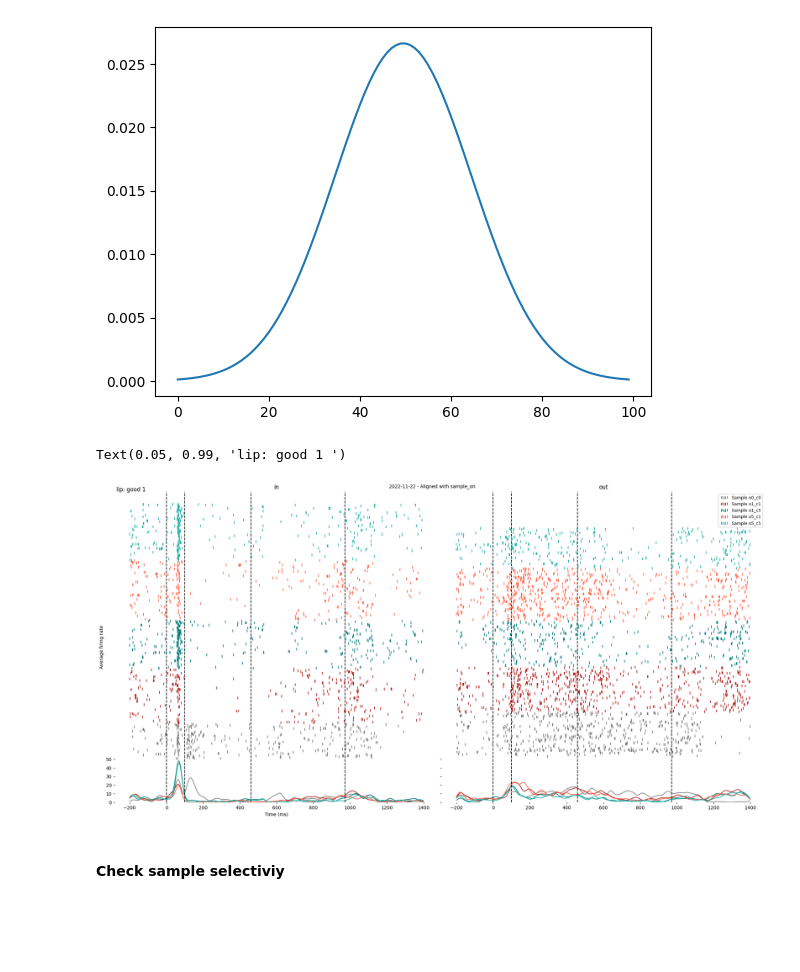
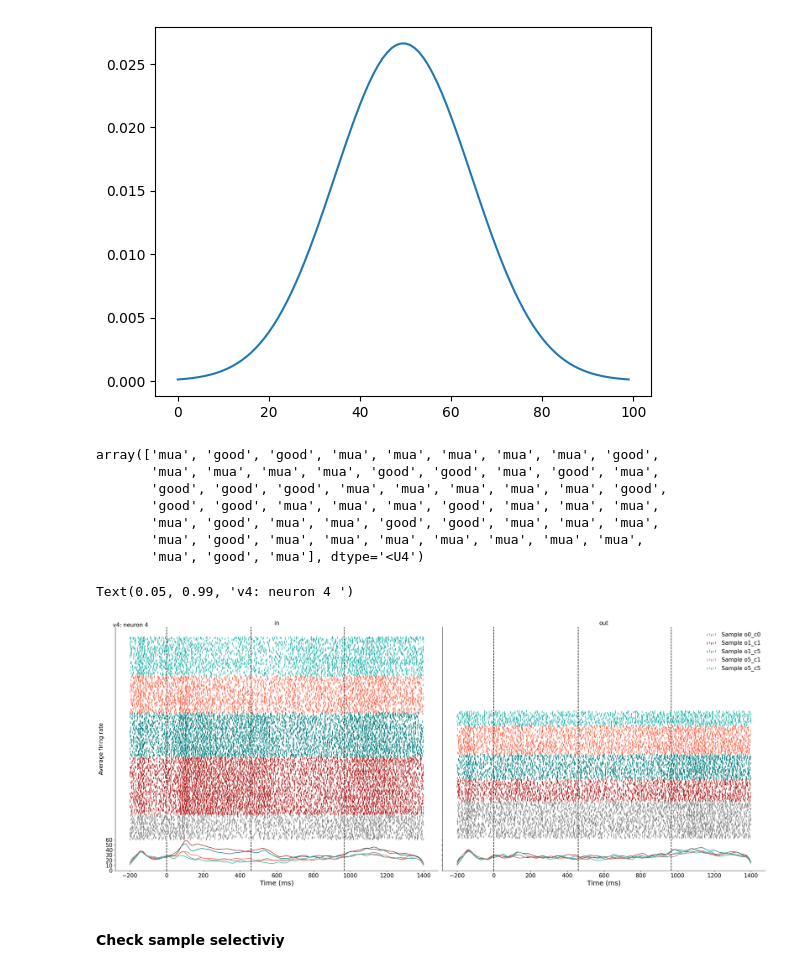
Before and after one commit to Ibos-lab/EphysVibe, a Jupyter notebook: examples/plot_sp_block1.ipynb, the cells around one changed output. Cells and saved outputs as stored; diff of their text form; code cells hidden in the pictures; blank space fills up the shorter version.

```diff
--- a/examples/plot_sp_block1.ipynb
+++ b/examples/plot_sp_block1.ipynb
@@ -17,8 +17,8 @@ import os
 # %% [markdown]
 ## Block 1
 # %%
-filepath = "/home/INT/losada.c/Documents/data/Riesling/session_struct/lip/spikes/2022-11-22_10-59-03_Riesling_lip_e1_r1_sp.h5"
-bhvpath = '/home/INT/losada.c/Documents/data/Riesling//session_struct/bhv/2022-11-22_10-59-03_Riesling_e1_r1_bhv.h5'
+filepath = "/home/INT/losada.c/Documents/data/Riesling/session_struct/v4/spikes/2022-11-28_10-23-27_Riesling_v4_e1_r1_sp.h5"
+bhvpath = '/home/INT/losada.c/Documents/data/Riesling//session_struct/bhv/2022-11-28_10-23-27_Riesling_e1_r1_bhv.h5'
 s_path = os.path.normpath(filepath).split(os.sep)
 data = SpikeData.from_python_hdf5(filepath)
 bhv = BhvData.from_python_hdf5(bhvpath)
@@ -88,15 +91,27 @@ trials_t_on_1 = data.code_samples[
 mean_s_off = round((trials_s_off-trials_s_on).mean())
 mean_t_on_1 = round((trials_t_on_1-trials_s_on).mean())
 samples = np.sort(np.unique(task["sample"].values))
+# %%
+data.clustersgroup
+# %% [output]
+array(['mua', 'good', 'good', 'mua', 'mua', 'mua', 'mua', 'mua', 'good',
+       'mua', 'mua', 'mua', 'mua', 'good', 'good', 'mua', 'good', 'mua',
+       'good', 'good', 'good', 'mua', 'mua', 'mua', 'mua', 'mua', 'good',
+       'good', 'good', 'mua', 'mua', 'mua', 'good', 'mua', 'mua', 'mua',
+       'mua', 'good', 'mua', 'mua', 'good', 'good', 'mua', 'mua', 'mua',
+       'mua', 'good', 'mua', 'mua', 'mua', 'mua', 'mua', 'mua', 'mua',
+       'mua', 'good', 'mua'], dtype='<U4')
 # %%
-i_neuron = 1
+i_neuron = 13
 neuron_type = data.clustersgroup[i_neuron]
 i_neu = np.sum(data.clustersgroup[:i_neuron+1]==neuron_type)
+if neuron_type == 'good':
+    neuron_type='neuron'
 t_before = 200
 neuron_sp = trials_sp[:, neurons[i_neuron], :]
 shift_sp = SpikeData.indep_roll(neuron_sp, -(trials_s_on - t_before).astype(int), axis=1)[:, :1600]
 # Iterate by sample and condition
-fig, ax = plt.subplots(nrows=1, ncols=2, figsize=(20, 10), sharey=True)
+fig, ax = plt.subplots(nrows=1, ncols=2, figsize=(25, 10), sharey=True)
 ax2 = [ax[0].twinx(), ax[1].twinx()]
 all_max_conv = 0
 all_max_trial = 0
@@ -123,56 +138,60 @@ for i_ax, cond in enumerate(["in", "out"]):
         count_t = len(sample_idx)
         rows,cols = np.where(shift_sp[sample_idx]>=1)
         ax2[i_ax].scatter(cols-t_before,rows+count_trials, marker='|', alpha=1,edgecolors='none',color=task_constants.PALETTE_B1[i_sample],label="Sample %s" % i_sample)
         count_trials +=count_t
     all_max_conv = max_conv if max_conv > all_max_conv else all_max_conv
     all_max_trial = count_trials if count_trials > all_max_trial else all_max_trial
-    ax[i_ax].set_title(cond)
+    ax[i_ax].set_title(cond,fontsize=15)
 for i_ax in range(2):
     ax[i_ax].set_ylim(0,all_max_conv+all_max_trial+5)
     ax[i_ax].set_yticks(np.arange(0, all_max_conv+5,10))
     ax2[i_ax].set_yticks(np.arange(-all_max_conv-5, all_max_trial))
     plt.setp(ax2[i_ax].get_yticklabels(), visible=False)
     plt.setp(ax2[i_ax].get_yaxis(), visible=False)
     ax[i_ax].vlines(
             [0,mean_s_off,mean_t_on_1],
             0,
             all_max_conv+all_max_trial+5,
             color='k',
             linestyles="dashed",
         )
-    ax[i_ax].vlines(
-            100,
-            0,
-            all_max_conv+all_max_trial+5,
-            color='k',
-            linestyles="dashed",
-        )
     ax2[i_ax].spines["right"].set_visible(False)
-    ax2[i_ax].spines["left"].set_visible(False)
+    #ax2[i_ax].spines["left"].set_visible(False)
     ax2[i_ax].spines["top"].set_visible(False)
-    ax2[i_ax].spines["bottom"].set_visible(False)
+    #ax2[i_ax].spines["bottom"].set_visible(False)
     ax[i_ax].spines["right"].set_visible(False)
-    ax[i_ax].spines["left"].set_visible(False)
+    #ax[i_ax].spines["left"].set_visible(False)
     ax[i_ax].spines["top"].set_visible(False)
-    ax[i_ax].spines["bottom"].set_visible(False)
+    #ax[i_ax].spines["bottom"].set_visible(False)
 ax[0].set(xlabel="Time (ms)", ylabel="Average firing rate")
 ax2[1].set(xlabel="Time (ms)", ylabel="trials")
-ax2[1].legend(fontsize=9,scatterpoints=5,columnspacing=0.5,facecolor='white', framealpha=1,loc='upper right')
+ax[1].set_xlabel(xlabel="Time (ms)",fontsize=18)
+#ax[1].set_xticks(fontsize=15)
+ax[0].set_xlabel(xlabel="Time (ms)",fontsize=18)
+ax[0].set_ylabel(ylabel="Average firing rate",fontsize=15)
+for xtick in ax[0].xaxis.get_major_ticks():
+    xtick.label1.set_fontsize(15)
 
+for ytick in ax[0].yaxis.get_major_ticks():
+    ytick.label1.set_fontsize(15)
+for xtick in ax[1].xaxis.get_major_ticks():
+    xtick.label1.set_fontsize(15)
+
+ax2[1].legend(fontsize=15,scatterpoints=5,columnspacing=0.5,framealpha=0,loc='upper right')
 # fig.legend()
 fig.tight_layout(pad=0.2, h_pad=0.2, w_pad=0.8)
-fig.text(
-    0.5,
-    0.99,
-    s="%s - Aligned with %s"
-    % (s_path[-1][:-4][:10], list(task_constants.EVENTS_B1.keys())[2]),
-    horizontalalignment="center",
-    verticalalignment="center",
-)
+# fig.text(
+#     0.5,
+#     0.99,
+#     s="%s - Aligned with %s"
+#     % (s_path[-1][:-4][:10], list(task_constants.EVENTS_B1.keys())[2]),
+#     horizontalalignment="center",
+#     verticalalignment="center",
+# )
 ss_path = s_path[-1][:-3]
-fig.suptitle("%s: %s %d " % (s_path[-3], neuron_type, i_neu), x=0.05, y=0.99)
-#fig.savefig(ss_path + "_" + cgroup + "_" + str(i_neuron + 1) +'.svg', bbox_inches="tight",transparent=True)
-#fig.savefig(ss_path + "_" + cgroup + "_" + str(i_neuron + 1) +'.pdf', bbox_inches="tight",transparent=True)
+fig.suptitle("%s: %s %d " % (s_path[-3], neuron_type, i_neu), x=0.05, y=0.99,fontsize=15)
+#fig.savefig(ss_path + "" + cgroup + "" + str(i_neuron + 1) +'.svg', bbox_inches="tight",transparent=True)
+#fig.savefig(ss_path + "" + cgroup + "" + str(i_neuron + 1) +'.pdf', bbox_inches="tight",transparent=True)
 # %% [output]
-Text(0.05, 0.99, 'lip: good 1 ')
+Text(0.05, 0.99, 'v4: neuron 4 ')
-[figure, old version]
+[figure, new version]
```
Also changed, not shown: parts of 3 cells of this notebook, 4 other files.
